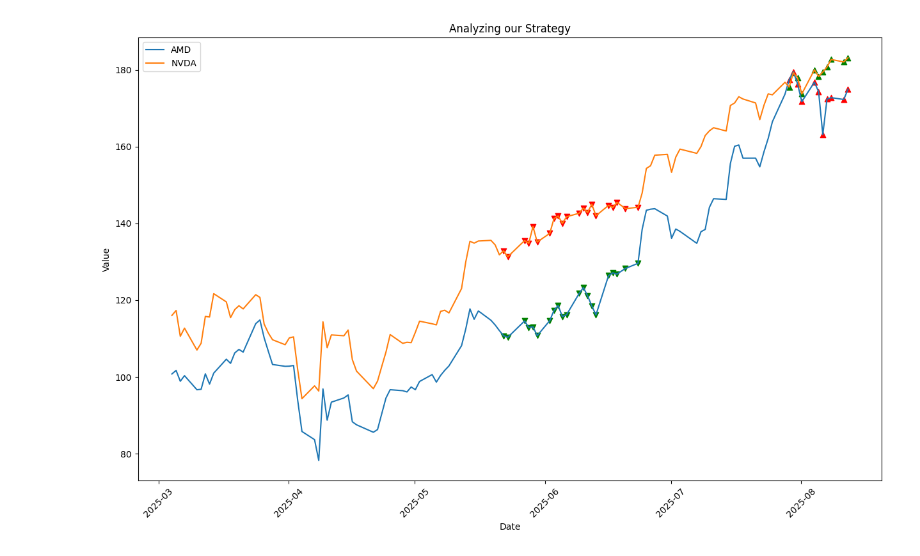
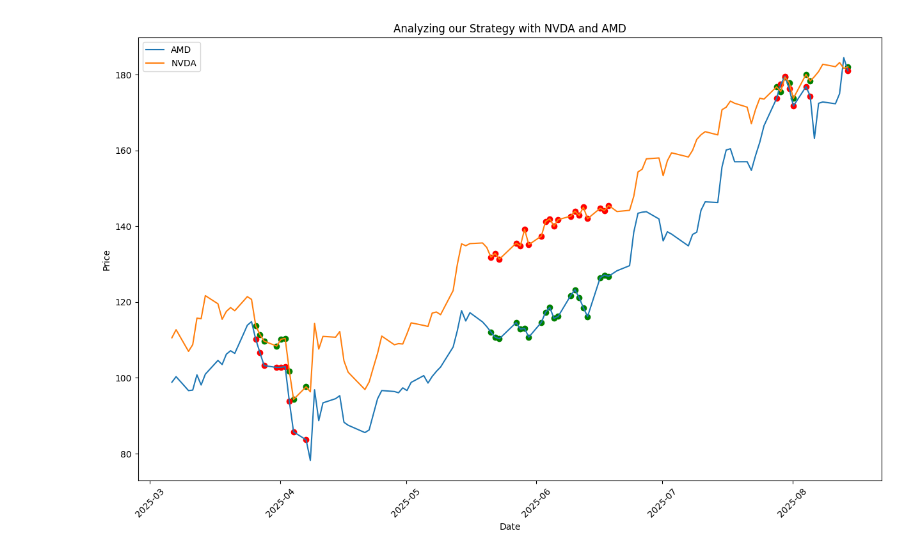
Before and after one commit to alexmcmullen80/Pairs-Trading, a Jupyter notebook: spread-trading.ipynb, the cells around one changed output. Drawn from its saved outputs; the diff is of its cells as text; code cells hidden in the pictures.

```diff
--- a/spread-trading.ipynb
+++ b/spread-trading.ipynb
@@ -146,10 +146,14 @@ plt.show()
 # %%
-#smooth the spread over last 5 days average
-spread_5_mean = spread.rolling(5).mean()
+#smooth the spread over last 3 days average
+spread_5_mean = spread.rolling(3).mean()
 #since we can't know the future means and stds, we will use the last 60 days
 spread_60_mean = spread.rolling(60).mean()
 spread_60_std = spread.rolling(60).std()
+# z_score_60_5 = (spread_5_mean - spread_60_mean) / spread_60_std
 z_score_60_5 = (spread_5_mean - spread_60_mean) / spread_60_std
+
+z_score_raw = (spread - spread_60_mean) / spread_60_std
+
 
 
 # plt.plot(df.index, z_score_60_5, label = 'Spread Rolling')
@@ -158,19 +162,66 @@ z_score_60_5 = (spread_5_mean - spread_60_mean) / spread_60_std
 # plt.xticks(rotation=45)
 # plt.show()
 # %%
-trades = pd.DataFrame(z_score_60_5, columns=['zscore'])
-trades = trades[trades['zscore'].notnull()]
+z_score_5 = pd.DataFrame(z_score_60_5, columns=['zscore_smoothed'])
+z_score_raw = pd.DataFrame(z_score_raw, columns=['zscore_raw'])
+
+# trades = pd.concat([z_score_5, z_score_raw], axis=1)
+trades = pd.merge(z_score_5, z_score_raw, left_index=True, right_index=True)
+trades = trades[trades['zscore_smoothed'].notnull()]
+
+upper_band = 1.5
+lower_band = -1.5
+exit_band = 0.3
 # spread = pd.DataFrame(spread, columns=['spread'])
-trades['longs'] = trades['zscore'] < -1.5
-trades['shorts'] = trades['zscore'] > 1.5
-trades['exits'] = abs(trades['zscore']) < 0.3
+trades['longs'] = trades['zscore_smoothed'] < lower_band
+trades['shorts'] = trades['zscore_smoothed'] > upper_band
+# trades['exits'] = abs(trades['zscore']) < exit_band
+# Long exit threshold = -0.3 or above
+trades['long_exit_candidate'] = trades['zscore_raw'] >= -exit_band
 
-trades['position'] = np.nan
-trades.loc[trades['longs'], 'position'] = 1
-trades.loc[trades['shorts'], 'position'] = -1
-trades.loc[trades['exits'], 'position'] = 0
-trades['position'] = trades['position'].ffill().fillna(0)
+# Short exit threshold = 0.3 or below
+trades['short_exit_candidate'] = trades['zscore_raw'] <= exit_band
+
+trades['position'] = 0  # start flat
+
+for i in range(1, len(trades)):
+    prev_pos = trades['position'].iat[i-1]  # get previous position by position
+
+    if prev_pos == 0:
+        # Enter trades
+        if trades['longs'].iat[i]:
+            trades['position'].iat[i] = 1
+        elif trades['shorts'].iat[i]:
+            trades['position'].iat[i] = -1
+        else:
+            trades['position'].iat[i] = 0
+    elif prev_pos == 1:
+        # Long: exit if candidate is True
+        trades['position'].iat[i] = 0 if trades['long_exit_candidate'].iat[i] else 1
+    elif prev_pos == -1:
+        # Short: exit if candidate is True
+        trades['position'].iat[i] = 0 if trades['short_exit_candidate'].iat[i] else -1
 print(trades)
+
+# trades['position'] = np.nan
+# trades.loc[trades['longs'], 'position'] = 1
+# trades.loc[trades['shorts'], 'position'] = -1
+# trades.loc[trades['exits'], 'position'] = 0
+# trades['position'] = trades['position'].ffill().fillna(0)
+
+# # Long exits: position = 1, zscore >= -0.3
+# trades.loc[(trades['position'] == 1) & (trades['zscore'] >= -exit_band), 'exits'] = True
+
+# # Short exits: position = -1, zscore <= 0.3
+# trades.loc[(trades['position'] == -1) & (trades['zscore'] <= exit_band), 'exits'] = True
+
+# trades.loc[trades['exits'], 'position'] = 0
+# trades['position'] = trades['position'].ffill().fillna(0)
+
+trades['pos_change'] = trades['position'].diff()
+
+
+# trades.to_csv('trades.csv')
 
 trades = pd.merge(trades, df, how = 'left', left_index=True, right_index=True)
 
@@ -185,15 +236,17 @@ plt.figure(figsize=(15,9))
 plt.plot(trades.index, trades['AMD'], label='AMD')
 plt.plot(trades.index, trades['NVDA'], label='NVDA')
 
-plt.scatter(longs.index, longs['NVDA'], color='green', marker='^')
-plt.scatter(shorts.index, shorts['NVDA'], color='red', marker='v')
+# plt.scatter(longs.index, longs['NVDA'], color='green', marker='^')
+# plt.scatter(shorts.index, shorts['NVDA'], color='red', marker='v')
+plt.scatter(longs.index, longs['NVDA'], color='green')
+plt.scatter(shorts.index, shorts['NVDA'], color='red')
 
-plt.scatter(longs.index, longs['AMD'], color='red', marker='^')
-plt.scatter(shorts.index, shorts['AMD'], color='green', marker='v')
+plt.scatter(longs.index, longs['AMD'], color='red')
+plt.scatter(shorts.index, shorts['AMD'], color='green')
 
 plt.xlabel('Date')
-plt.ylabel('Value')
-plt.title('Analyzing our Strategy')
+plt.ylabel('Price')
+plt.title('Analyzing our Strategy with NVDA and AMD')
 plt.xticks(rotation=45)
 plt.legend()
 plt.show()
@@ -216 +271 @@ timestamp
-[figure, old version]
+[figure, new version]
```
Also changed, not shown: parts of 13 cells of this notebook.
